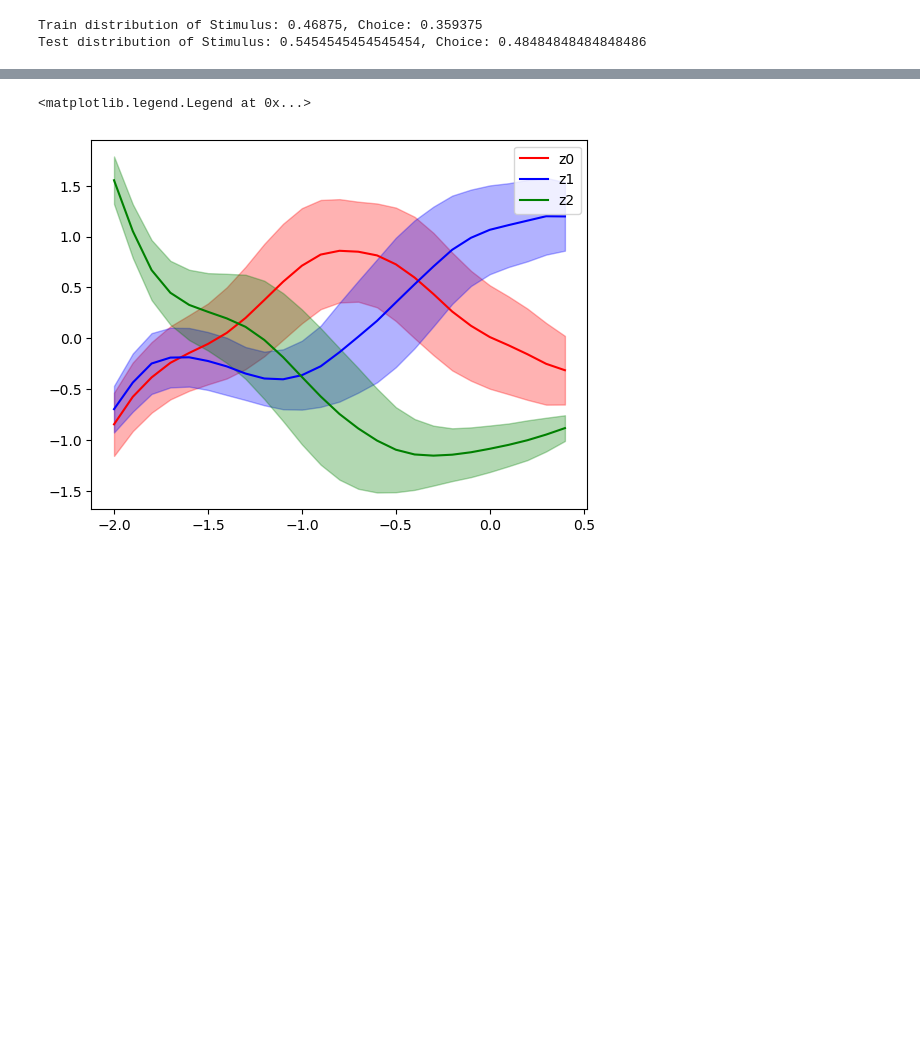
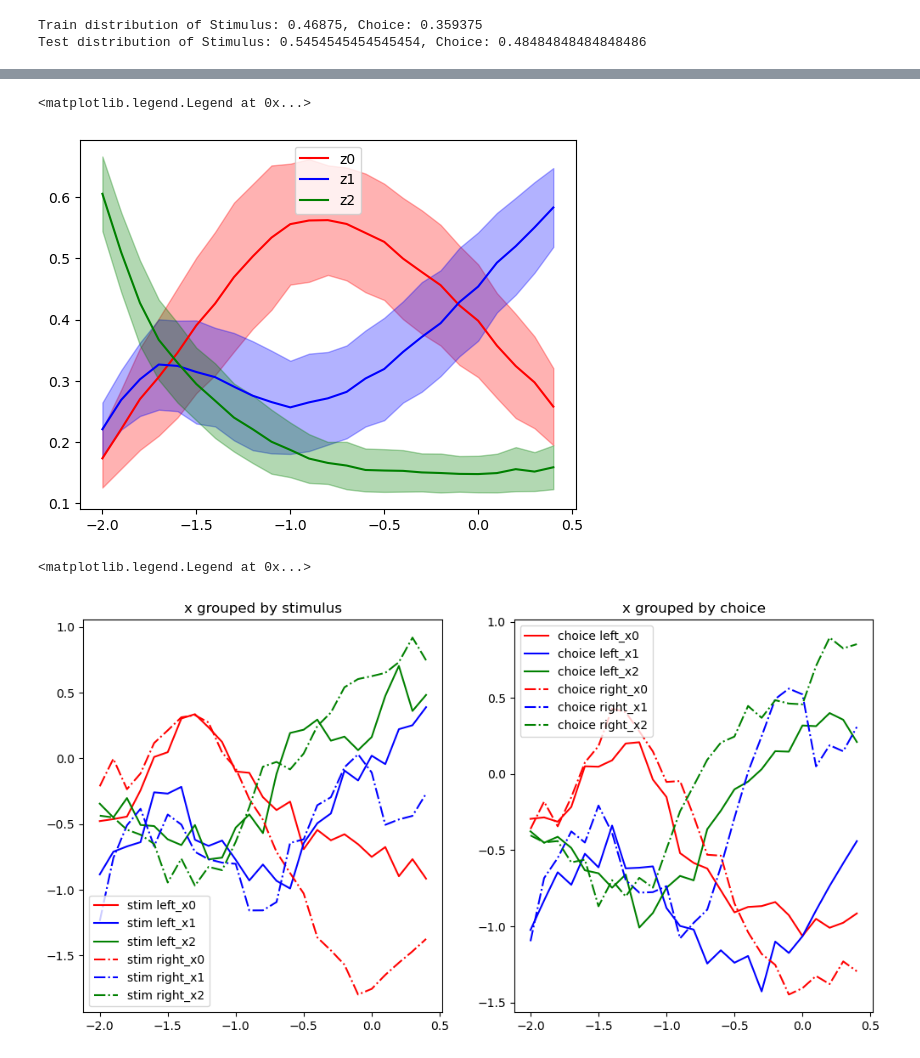
Before and after one commit to methi1999/switching_subspace, a Jupyter notebook: sup.ipynb, the cells around one changed output, grey strips where cells are left out. Cells and saved outputs as stored; diff of their text form; code cells hidden in the pictures; blank space fills up the shorter version.

```diff
--- a/sup.ipynb
+++ b/sup.ipynb
@@ -327,8 +328,8 @@ axs[0, 0].legend()
 # %%
 # plot trial averaged latent space
 # z, x = torch.nn.Softmax(dim=2)(mu[:, :, :model.vae.z_dim]).numpy(), mu[:, :, model.vae.z_dim:].numpy()
-# z = z_all
-z = z_mu_all
+z = z_all
+# z = z_mu_all
 # z = z_all_presoftmax
 # x = x_all
 x = x_mu_all
@@ -344,34 +345,37 @@ for i in range(z.shape[2]):
 plt.legend()
 # %% [output]
 <matplotlib.legend.Legend at 0x...>
-[figure, old version]
+[figure, new version]
 # %%
 def plot_cont_latent(data, label, ax_id, linestyle):
     num_latents = data.shape[1]
     for i in range(num_latents):
         axs[ax_id].plot(t, data[:, i], label='{}_x{}'.format(label, i),
                         color=colors[i], linestyle=linestyle)
 
-# behave_data, x_data = behaviour_data_train, x_train
+behave_data, x_data = behaviour_data_train, x_train
 # behave_data, x_data = behaviour_data_test, x_test
-behave_data, x_data = behaviour_data, x
+# behave_data, x_data = behaviour_data, x
 # group x for stimulus and choice
 stim, choice = behave_data[:, 0].numpy(), behave_data[:, 1].numpy()
 # group x for stimulus
 x_stim_left, x_stim_right = x_data[stim == 1].mean(axis=0), x_data[stim == 0].mean(axis=0)
 x_choice_left, x_choice_right = x_data[choice == 1].mean(axis=0), x_data[choice == 0].mean(axis=0)
 # plot x for stimulus and choice
 fig, axs = plt.subplots(1, 2, figsize=(12, 6))
 
 plot_cont_latent(x_stim_left, 'stim left', 0, '-')
 plot_cont_latent(x_stim_right, 'stim right', 0, '-.')
 axs[0].set_title('x grouped by stimulus')
 axs[0].legend()
 
 plot_cont_latent(x_choice_left, 'choice left', 1, '-')
 plot_cont_latent(x_choice_right, 'choice right', 1, '-.')
 axs[1].set_title('x grouped by choice')
 axs[1].legend()
+# %% [output]
+<matplotlib.legend.Legend at 0x...>
+[figure, added]
 # %%
 # plot x on 2d
 choice = behaviour_data[:, 1].numpy()
```
Also changed, not shown: parts of 13 cells of this notebook, 11 other files.
